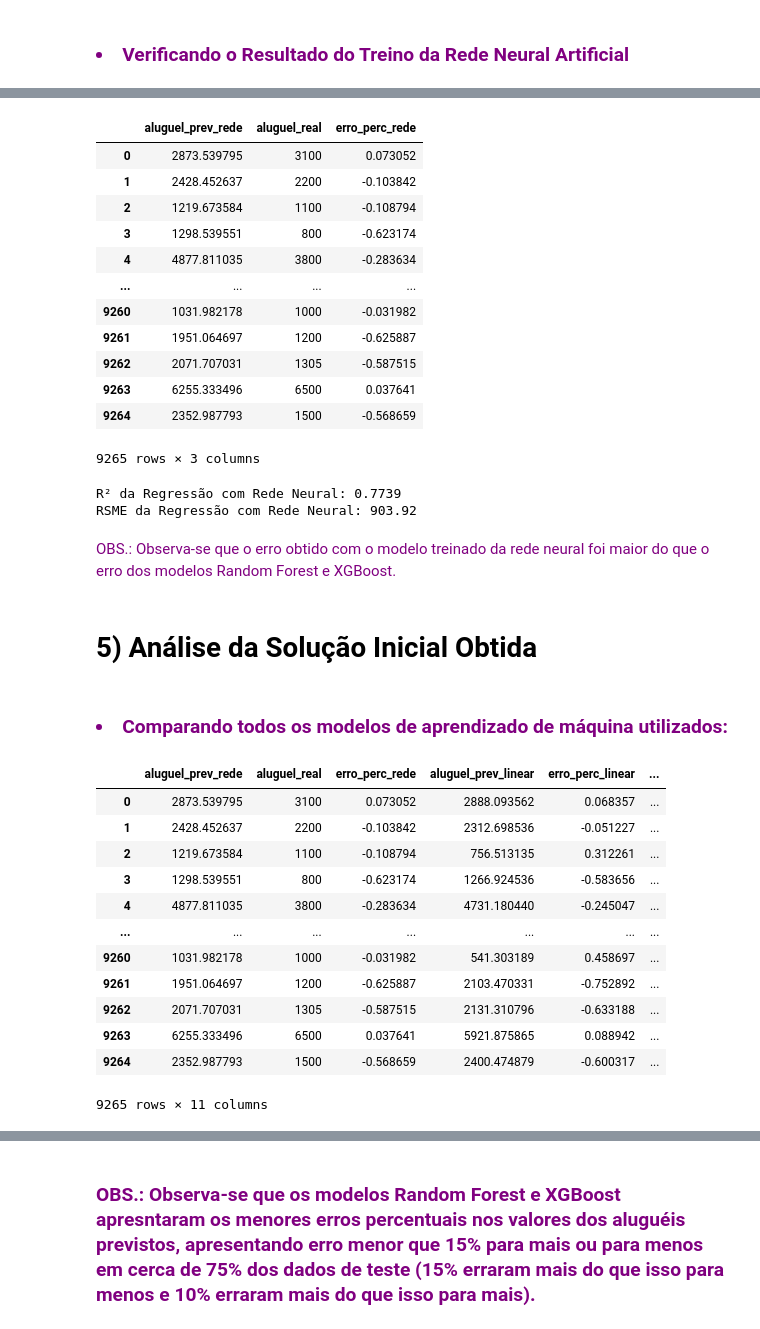
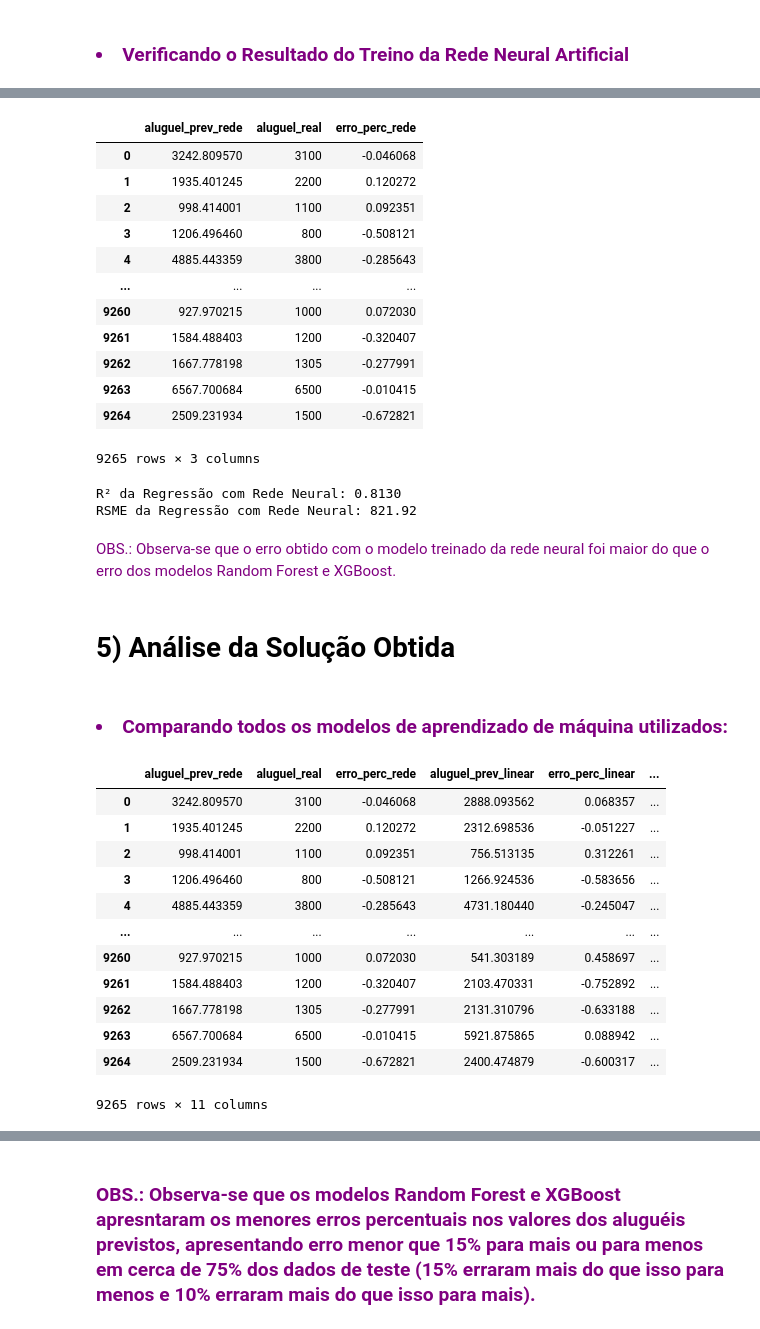
Before and after one commit to fabiollg/PI-4_Predicao_Valores_Imoveis_SJC, a Jupyter notebook: PI_4_Predicao_Valores_Imoveis_SJC.ipynb, the cells around one changed output, grey strips where cells are left out. Cells and saved outputs as stored; diff of their text form; code cells hidden in the pictures.

```diff
--- a/PI_4_Predicao_Valores_Imoveis_SJC.ipynb
+++ b/PI_4_Predicao_Valores_Imoveis_SJC.ipynb
@@ -849,5 +849,12 @@ minmax = MinMaxScaler()
 colunas = x.columns
 x_std_train = pd.DataFrame(minmax.fit_transform(x_train), columns= colunas)
 x_std_test = pd.DataFrame(minmax.fit_transform(x_test), columns= colunas)
+# %%
+# Normalizando os dados de entrada (features)
+from sklearn.preprocessing import StandardScaler
+scaler = StandardScaler()
+scaler.fit(x_train)
+x_scal_train = pd.DataFrame(scaler.transform(x_train), columns= colunas)
+x_scal_test = pd.DataFrame(scaler.transform(x_test), columns= colunas)
 # %%
 # Exibindo os dados normalizados
@@ -868,11 +882,11 @@ Linhas e colunas de treino: (37059, 8)
 Linhas e colunas de teste: (9265, 8)
 # %%
 from keras.utils.sidecar_evaluator import optimizer
-# Criando a rede neural com 3 camadas ocultas de 32, 32 e 32 neurônios cada uma
+# Criando a rede neural com 3 camadas ocultas de 32, 24 e 16 neurônios cada uma
 rede = Sequential()
 rede.add(Dense(32, input_dim= 8, activation= 'relu'))
-rede.add(Dense(32, activation= 'relu'))
-rede.add(Dense(32, activation= 'relu'))
+rede.add(Dense(24, activation= 'relu'))
+rede.add(Dense(16, activation= 'relu'))
 rede.add(Dense(1, activation= 'linear'))
 rede.compile(loss='mean_squared_error', optimizer= 'adam', metrics=['mae'])
 rede.summary()
@@ -896,5 +910,5 @@ Non-trainable params: 0
 _________________________________________________________________
 # %%
 #Treinando a rede neural
-history = rede.fit(x_std_train, y_train, validation_split= 0.2, epochs= 70)
+history = rede.fit(x_scal_train, y_train, validation_split= 0.2, epochs= 120)
 # %% [output]
@@ -947,6 +961,6 @@ plt.show()
 # %%
 # Avaliando os resultados
-test_pred_rede_array = rede.predict(x_std_test)
+test_pred_rede_array = rede.predict(x_scal_test)
 test_pred = pd.DataFrame(test_pred_rede_array, columns= ['aluguel_prev_rede'])
 y_test_frame = pd.DataFrame(y_test)
 y_test_frame.index = range(9265)
@@ -959,15 +973,15 @@ display(test_pred)
 |  | aluguel_prev_rede | aluguel_real | erro_perc_rede |
-| 0 | 2873.539795 | 3100 | 0.073052 |
-| 1 | 2428.452637 | 2200 | -0.103842 |
-| 2 | 1219.673584 | 1100 | -0.108794 |
-| 3 | 1298.539551 | 800 | -0.623174 |
-| 4 | 4877.811035 | 3800 | -0.283634 |
+| 0 | 3242.809570 | 3100 | -0.046068 |
+| 1 | 1935.401245 | 2200 | 0.120272 |
+| 2 | 998.414001 | 1100 | 0.092351 |
+| 3 | 1206.496460 | 800 | -0.508121 |
+| 4 | 4885.443359 | 3800 | -0.285643 |
 | ... | ... | ... | ... |
-| 9260 | 1031.982178 | 1000 | -0.031982 |
-| 9261 | 1951.064697 | 1200 | -0.625887 |
-| 9262 | 2071.707031 | 1305 | -0.587515 |
-| 9263 | 6255.333496 | 6500 | 0.037641 |
-| 9264 | 2352.987793 | 1500 | -0.568659 |
+| 9260 | 927.970215 | 1000 | 0.072030 |
+| 9261 | 1584.488403 | 1200 | -0.320407 |
+| 9262 | 1667.778198 | 1305 | -0.277991 |
+| 9263 | 6567.700684 | 6500 | -0.010415 |
+| 9264 | 2509.231934 | 1500 | -0.672821 |
 9265 rows × 3 columns
 # %%
 r2_rede = metrics.r2_score(y_test, test_pred_rede_array)
@@ -975,12 +989,12 @@ rmse_rede = np.sqrt(metrics.mean_squared_error(y_test, test_pred_rede_array))
 print(f'R² da Regressão com Rede Neural: {r2_rede:.4f}')
 print(f'RSME da Regressão com Rede Neural: {rmse_rede:.2f}')
 # %% [output]
-R² da Regressão com Rede Neural: 0.7739
-RSME da Regressão com Rede Neural: 903.92
+R² da Regressão com Rede Neural: 0.8130
+RSME da Regressão com Rede Neural: 821.92
 # %% [markdown]
 <font color="#800080">OBS.: Observa-se que o erro obtido com o modelo treinado da rede neural foi maior do que o erro dos modelos Random Forest e XGBoost.
 # %% [markdown]
-# <b>5) Análise da Solução Inicial Obtida</b>
+# <b>5) Análise da Solução Obtida</b>
 # %% [markdown]
 ### <font color="#800080"><li>Comparando todos os modelos de aprendizado de máquina utilizados:</font>
 # %%
@@ -1002,17 +1016,17 @@ test_pred['erro_perc_xgb'] = (test_pred['aluguel_real'] - test_pred['aluguel_pre
 display(test_pred)
 # %% [output]
 |  | aluguel_prev_rede | aluguel_real | erro_perc_rede | aluguel_prev_linear | erro_perc_linear | ... |
-| 0 | 2873.539795 | 3100 | 0.073052 | 2888.093562 | 0.068357 | ... |
-| 1 | 2428.452637 | 2200 | -0.103842 | 2312.698536 | -0.051227 | ... |
-| 2 | 1219.673584 | 1100 | -0.108794 | 756.513135 | 0.312261 | ... |
-| 3 | 1298.539551 | 800 | -0.623174 | 1266.924536 | -0.583656 | ... |
-| 4 | 4877.811035 | 3800 | -0.283634 | 4731.180440 | -0.245047 | ... |
+| 0 | 3242.809570 | 3100 | -0.046068 | 2888.093562 | 0.068357 | ... |
+| 1 | 1935.401245 | 2200 | 0.120272 | 2312.698536 | -0.051227 | ... |
+| 2 | 998.414001 | 1100 | 0.092351 | 756.513135 | 0.312261 | ... |
+| 3 | 1206.496460 | 800 | -0.508121 | 1266.924536 | -0.583656 | ... |
+| 4 | 4885.443359 | 3800 | -0.285643 | 4731.180440 | -0.245047 | ... |
 | ... | ... | ... | ... | ... | ... | ... |
-| 9260 | 1031.982178 | 1000 | -0.031982 | 541.303189 | 0.458697 | ... |
-| 9261 | 1951.064697 | 1200 | -0.625887 | 2103.470331 | -0.752892 | ... |
-| 9262 | 2071.707031 | 1305 | -0.587515 | 2131.310796 | -0.633188 | ... |
-| 9263 | 6255.333496 | 6500 | 0.037641 | 5921.875865 | 0.088942 | ... |
-| 9264 | 2352.987793 | 1500 | -0.568659 | 2400.474879 | -0.600317 | ... |
+| 9260 | 927.970215 | 1000 | 0.072030 | 541.303189 | 0.458697 | ... |
+| 9261 | 1584.488403 | 1200 | -0.320407 | 2103.470331 | -0.752892 | ... |
+| 9262 | 1667.778198 | 1305 | -0.277991 | 2131.310796 | -0.633188 | ... |
+| 9263 | 6567.700684 | 6500 | -0.010415 | 5921.875865 | 0.088942 | ... |
+| 9264 | 2509.231934 | 1500 | -0.672821 | 2400.474879 | -0.600317 | ... |
 9265 rows × 11 columns
 # %%
 test_pred.describe(percentiles=[0.05,0.10,0.15,0.25,0.50,0.75,0.90,0.95])
```
Also changed, not shown: parts of 37 cells of this notebook.
